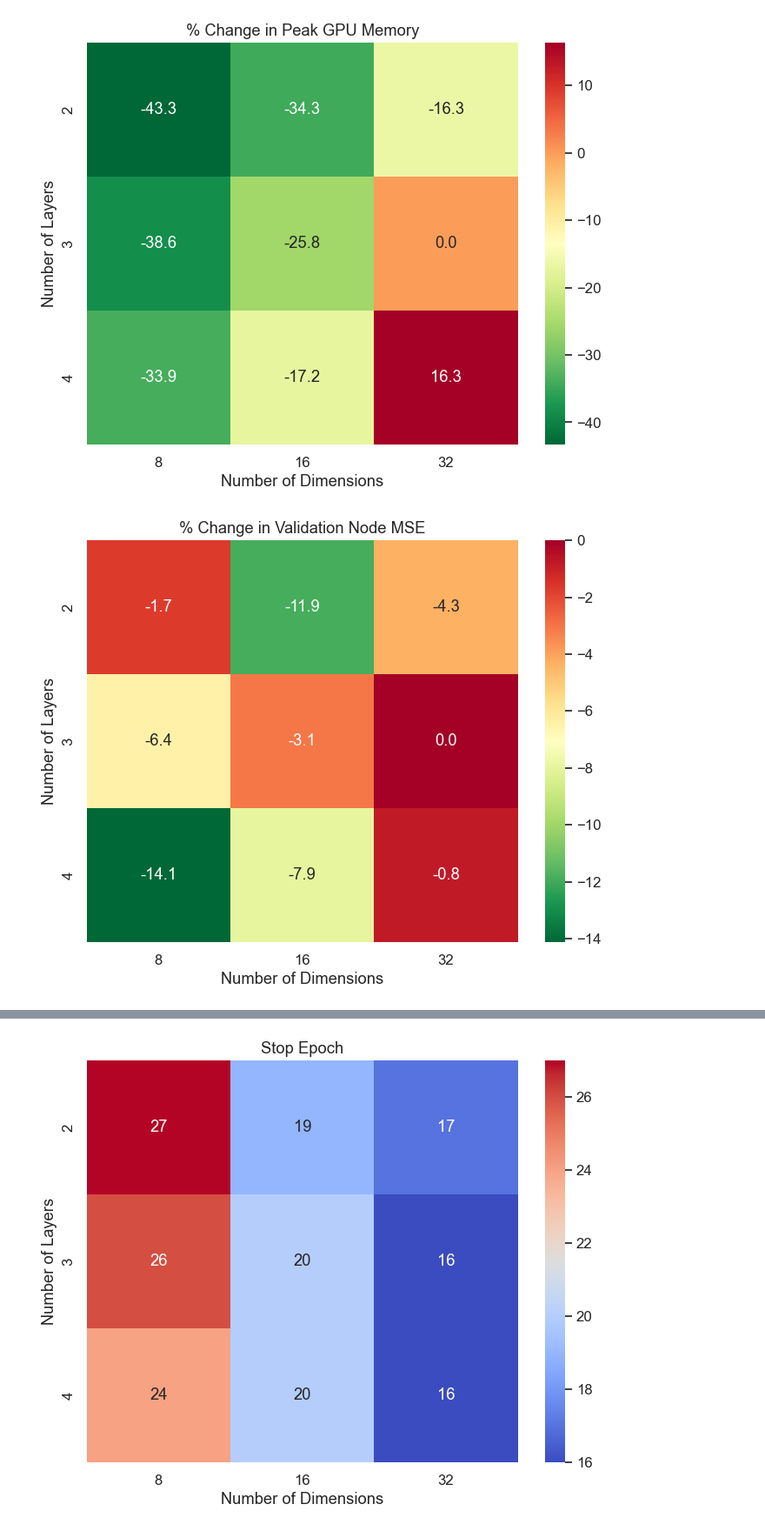
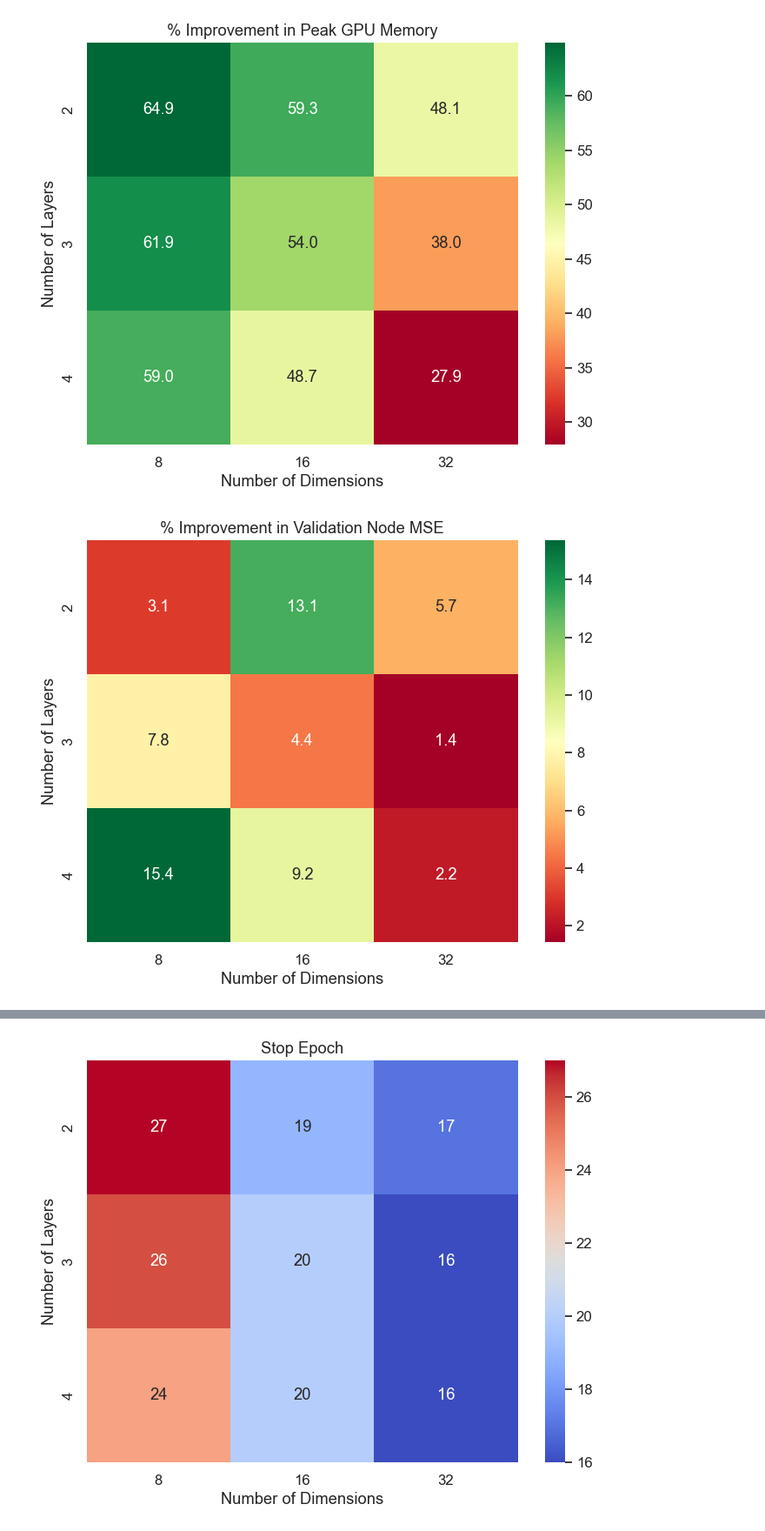
Before and after one commit to hanhoangia/dehnn-optim, a Jupyter notebook: notebook/gridsearch_plots.ipynb, the cells around one changed output, grey strips where cells are left out. Shown at 87% size. Cells and saved outputs as stored; diff of their text form; code cells hidden in the pictures.

```diff
--- a/notebook/gridsearch_plots.ipynb
+++ b/notebook/gridsearch_plots.ipynb
@@ -124,18 +127,20 @@ grid_df = pd.read_csv(grid_search_csv)
 grid_df["num_layer"] = grid_df["num_layer"].astype(int)
 grid_df["num_dim"] = grid_df["num_dim"].astype(int)
 
+# Convert train_time_sec to minutes
+grid_df["train_time_min"] = grid_df["train_time_sec"] / 60
+
 # Get baseline values for configuration: 3 layers, 32 dimensions
-baseline = grid_df[(grid_df["num_layer"] == 3) & (grid_df["num_dim"] == 32)].iloc[0]
-baseline_train_time = baseline["train_time_sec"]
-baseline_gpu_peak   = baseline["gpu_peak_mb"]
-baseline_val_node   = baseline["val_node_mse"]
-baseline_val_net    = baseline["val_net_mse"]
+baseline_val_node = 126.90597534179688
+baseline_val_net = 70.34571838378906
+baseline_train_time = 39.1834912220637
+baseline_gpu_peak = 22133
 
 # Compute percentage values relative to the baseline
-grid_df["train_time_pct"] = (grid_df["train_time_sec"] - baseline_train_time) / baseline_train_time * 100
-grid_df["gpu_peak_pct"]   = (grid_df["gpu_peak_mb"] - baseline_gpu_peak) / baseline_gpu_peak * 100
-grid_df["val_node_pct"]   = (grid_df["val_node_mse"] - baseline_val_node) / baseline_val_node * 100
-grid_df["val_net_pct"]    = (grid_df["val_net_mse"] - baseline_val_net) / baseline_val_net * 100
+grid_df["train_time_pct"] = (baseline_train_time - grid_df["train_time_min"]) / baseline_train_time * 100
+grid_df["gpu_peak_pct"]   = (baseline_gpu_peak - grid_df["gpu_peak_mb"]) / baseline_gpu_peak * 100
+grid_df["val_node_pct"]   = (baseline_val_node - grid_df["val_node_mse"]) / baseline_val_node * 100
+grid_df["val_net_pct"]    = (baseline_val_net - grid_df["val_net_mse"]) / baseline_val_net * 100
 
 # Create pivot tables for heatmaps (percentage values)
 pivot_train_time_pct = grid_df.pivot(index="num_layer", columns="num_dim", values="train_time_pct")
@@ -144,12 +149,12 @@ pivot_val_node_pct   = grid_df.pivot(index="num_layer", columns="num_dim", value
 pivot_val_net_pct    = grid_df.pivot(index="num_layer", columns="num_dim", values="val_net_pct")
 
 # Use a reversed RdYlGn colormap (green is good, red is bad)
-cmap = "RdYlGn_r"
+cmap = "RdYlGn"
 
 # Plot heatmap for Training Time Percentage
 plt.figure(figsize=(8, 6))
 sns.heatmap(pivot_train_time_pct, annot=True, fmt=".1f", cmap=cmap)
-plt.title("% Change in Training Time")
+plt.title("% Improvement in Training Time")
 plt.ylabel("Number of Layers")
 plt.xlabel("Number of Dimensions")
 plt.savefig("../profiling_results/grid-search/heatmap_train_time.png")
@@ -158,16 +163,16 @@ plt.show()
 # Plot heatmap for GPU Peak Percentage
 plt.figure(figsize=(8, 6))
 sns.heatmap(pivot_gpu_peak_pct, annot=True, fmt=".1f", cmap=cmap)
-plt.title("% Change in Peak GPU Memory")
+plt.title("% Improvement in Peak GPU Memory")
 plt.ylabel("Number of Layers")
 plt.xlabel("Number of Dimensions")
-plt.savefig("../profiling_results/grid-search/heatmap_gpu_peak.png")
+plt.savefig("../profiling_results/grid-search/heatmap_peak_memory.png")
 plt.show()
 
 # Plot heatmap for Validation Node MSE Percentage
 plt.figure(figsize=(8, 6))
 sns.heatmap(pivot_val_node_pct, annot=True, fmt=".1f", cmap=cmap)
-plt.title("% Change in Validation Node MSE")
+plt.title("% Improvement in Validation Node MSE")
 plt.ylabel("Number of Layers")
 plt.xlabel("Number of Dimensions")
 plt.savefig("../profiling_results/grid-search/heatmap_val_node.png")
@@ -176,7 +181,7 @@ plt.show()
 # Plot heatmap for Validation Net MSE Percentage
 plt.figure(figsize=(8, 6))
 sns.heatmap(pivot_val_net_pct, annot=True, fmt=".1f", cmap=cmap)
-plt.title("% Change in Validation Net MSE")
+plt.title("% Improvement in Validation Net MSE")
 plt.ylabel("Number of Layers")
 plt.xlabel("Number of Dimensions")
 plt.savefig("../profiling_results/grid-search/heatmap_val_net.png")
@@ -186,2 +191,2 @@ plt.show()
-[figure, old version]
+[figure, new version]
-[figure, old version]
+[figure, new version]
```
Also changed, not shown: parts of 2 cells of this notebook, 5 other files.
